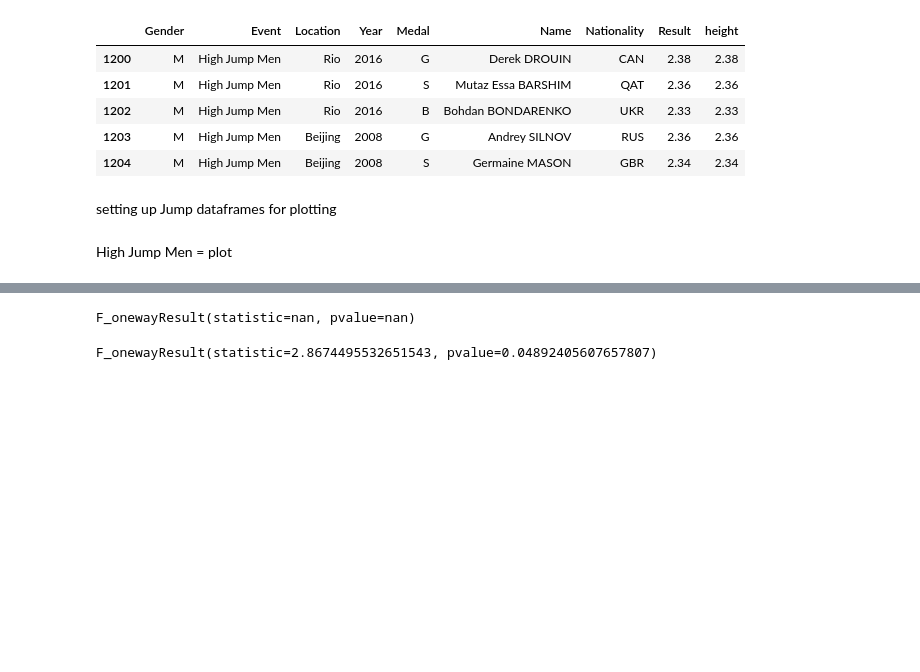
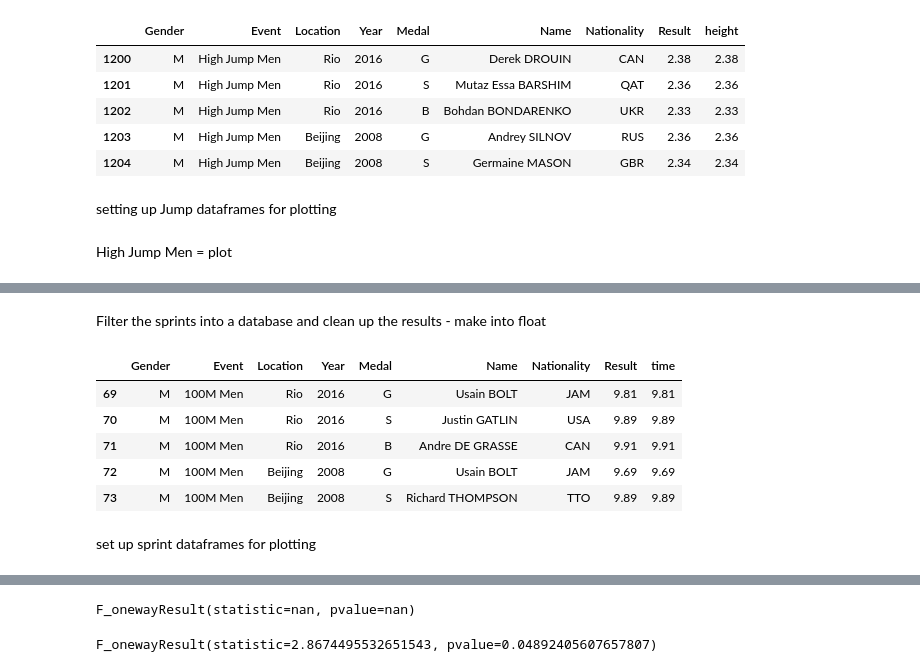
Before and after one commit to BlufferMK/Olympics_Project, a Jupyter notebook: OlympicPy.ipynb, the cells around one changed output, grey strips where cells are left out. Cells and saved outputs as stored; diff of their text form; code cells hidden in the pictures; blank space fills up the shorter version.

```diff
--- a/OlympicPy.ipynb
+++ b/OlympicPy.ipynb
@@ -379,3 +314,36 @@ plt.savefig("output_files/pole_vault_women.png")
 
 # Show the plot
 plt.show()
+# %% [markdown]
+Filter the sprints into a database and clean up the results - make into float
+# %%
+sprints_df = olympic_track_data.loc[(olympic_track_data['Event']=="100M Men") | (olympic_track_data['Event']=="100M Women")|
+                                     (olympic_track_data['Event']=="200M Women")|(olympic_track_data['Event']=="200M Men") |
+                                     (olympic_track_data['Event']=="400M Women")|(olympic_track_data['Event']=="400M Men") |
+                                     (olympic_track_data['Event']=="100M Hurdles Women")|(olympic_track_data['Event']=="110M Hurdles Men") |
+                                     (olympic_track_data['Event']=="400M Hurdles Women")|(olympic_track_data['Event']=="400M Hurdles Men")]
+
+sprints_df = sprints_df.dropna(how="any")
+
+#clean results in format with 00: for minutes in front of seconds
+sprints_df['Result'] = sprints_df['Result'].str.replace('^00:', '',regex=True)
+
+quicktime = []
+
+for result in sprints_df['Result']:
+    bolt = float(result)
+    quicktime.append(bolt)
+
+sprints_df['time']=quicktime
+# %%
+
+sprints_df.head()
+# %% [output]
+|  | Gender | Event | Location | Year | Medal | Name | Nationality | Result | time |
+| 69 | M | 100M Men | Rio | 2016 | G | Usain BOLT | JAM | 9.81 | 9.81 |
+| 70 | M | 100M Men | Rio | 2016 | S | Justin GATLIN | USA | 9.89 | 9.89 |
+| 71 | M | 100M Men | Rio | 2016 | B | Andre DE GRASSE | CAN | 9.91 | 9.91 |
+| 72 | M | 100M Men | Beijing | 2008 | G | Usain BOLT | JAM | 9.69 | 9.69 |
+| 73 | M | 100M Men | Beijing | 2008 | S | Richard THOMPSON | TTO | 9.89 | 9.89 |
+# %% [markdown]
+set up sprint dataframes for plotting
```
Also changed, not shown: parts of 41 cells of this notebook, 21 other files.
